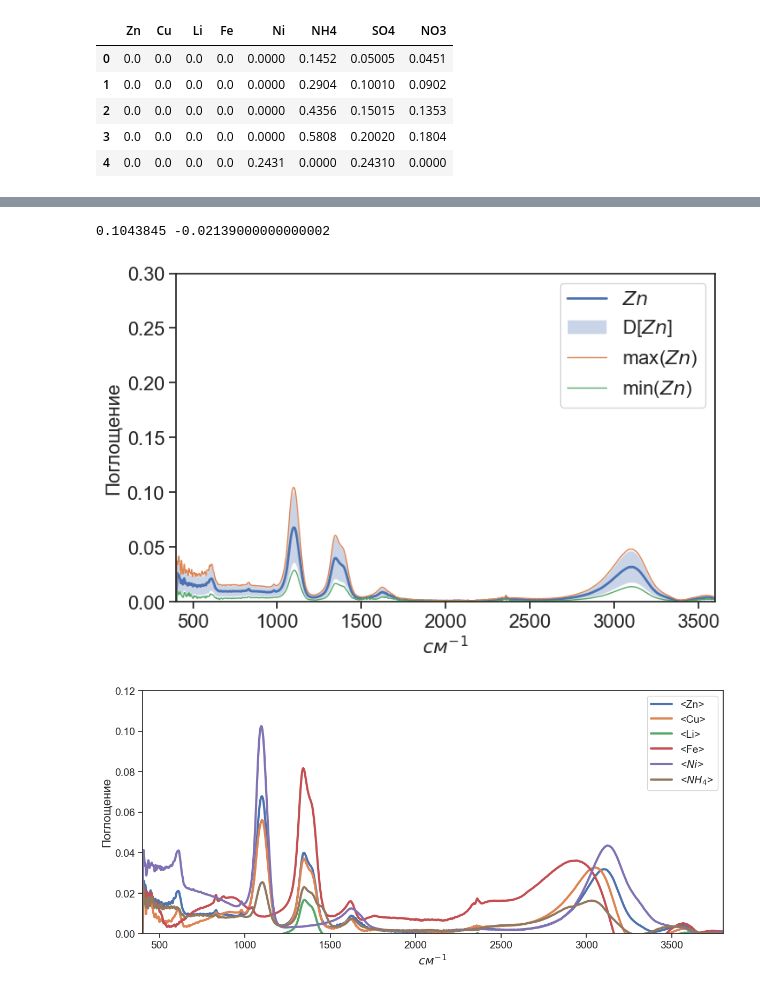
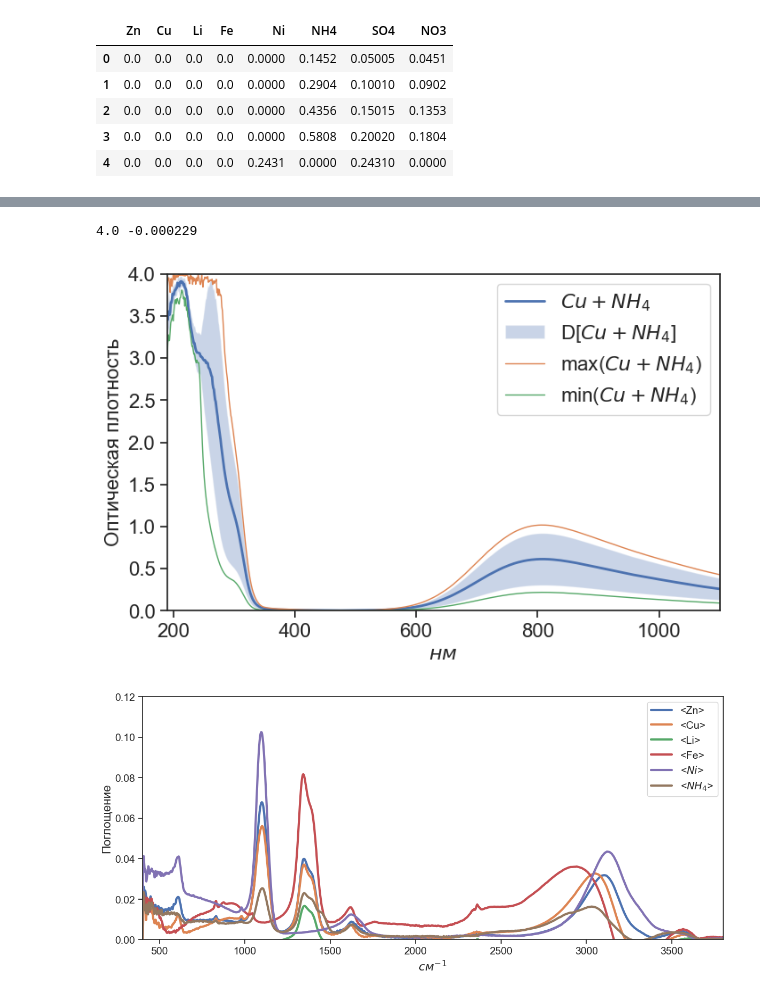
Before and after one commit to oesarmanova/salts_water_2022, a Jupyter notebook: exploratory_data_analysis.ipynb, the cells around one changed output, grey strips where cells are left out. Saved outputs shown, nothing was run; the diff lists cells and outputs as text; code cells hidden in the pictures.

```diff
--- a/exploratory_data_analysis.ipynb
+++ b/exploratory_data_analysis.ipynb
@@ -69,38 +69,38 @@ x.shape
 # %%
-cations = (outputs['Zn'] != 0) & \
-            (outputs['Cu'] == 0) & \
+cations = (outputs['Zn'] == 0) & \
+            (outputs['Cu'] != 0) & \
             (outputs['Li'] == 0) & \
             (outputs['Fe'] == 0) & \
             (outputs['Ni'] == 0) & \
-            (outputs['NH4'] == 0)
+            (outputs['NH4'] != 0)
 
 
-y = df[cations] - baseline.mean().values
+y = df[cations] #- baseline.mean().values
 mean = y.mean(); std = y.std()
 y1 = mean - std; y2 = mean + std
 print(y.max().max(), y.min().min())
 
-num = 'Zn'
+num = 'Cu+NH_4'
 plt.figure(figsize=(8, 5), dpi=100)
 plt.plot(x, mean, linewidth=2, label=f'${num}$')
 plt.fill_between(x, y1, y2, alpha=0.3, label=f'D[${num}$]')
 plt.plot(x, y.max(), linewidth=1, label=f'max(${num}$)')
 plt.plot(x, y.min(), linewidth=1, label=f'min(${num}$)')
 
-plt.ylim([0., 0.3])
-plt.xlim([x[-1], 3600])
+plt.ylim([0., 4])
+plt.xlim([x[0], x[-1]])
 #plt.legend(fontsize=14)
 plt.yticks(fontsize=16)
 plt.xticks(fontsize=16)
-plt.xlabel('$см^{-1}$', fontsize=16)
-plt.ylabel('Поглощение', fontsize=16)
+plt.xlabel('$нм$', fontsize=16)
+plt.ylabel('Оптическая плотность', fontsize=16)
 plt.legend(fontsize=16)
 
-plt.savefig(f'images/ir/{num}-baseline-mm.jpeg', dpi=100, format='jpeg')
+plt.savefig(f'images/oa/{num}-baseline-mm.jpeg', dpi=100, format='jpeg')
 plt.show()
 # %% [output]
-0.1043845 -0.02139000000000002
+4.0 -0.000229
-[figure, old version]
+[figure, new version]
 # %%
 plt.figure(figsize=(14, 6), dpi=100)
 
```
Also changed, not shown: parts of 3 cells of this notebook, 13 other files.
